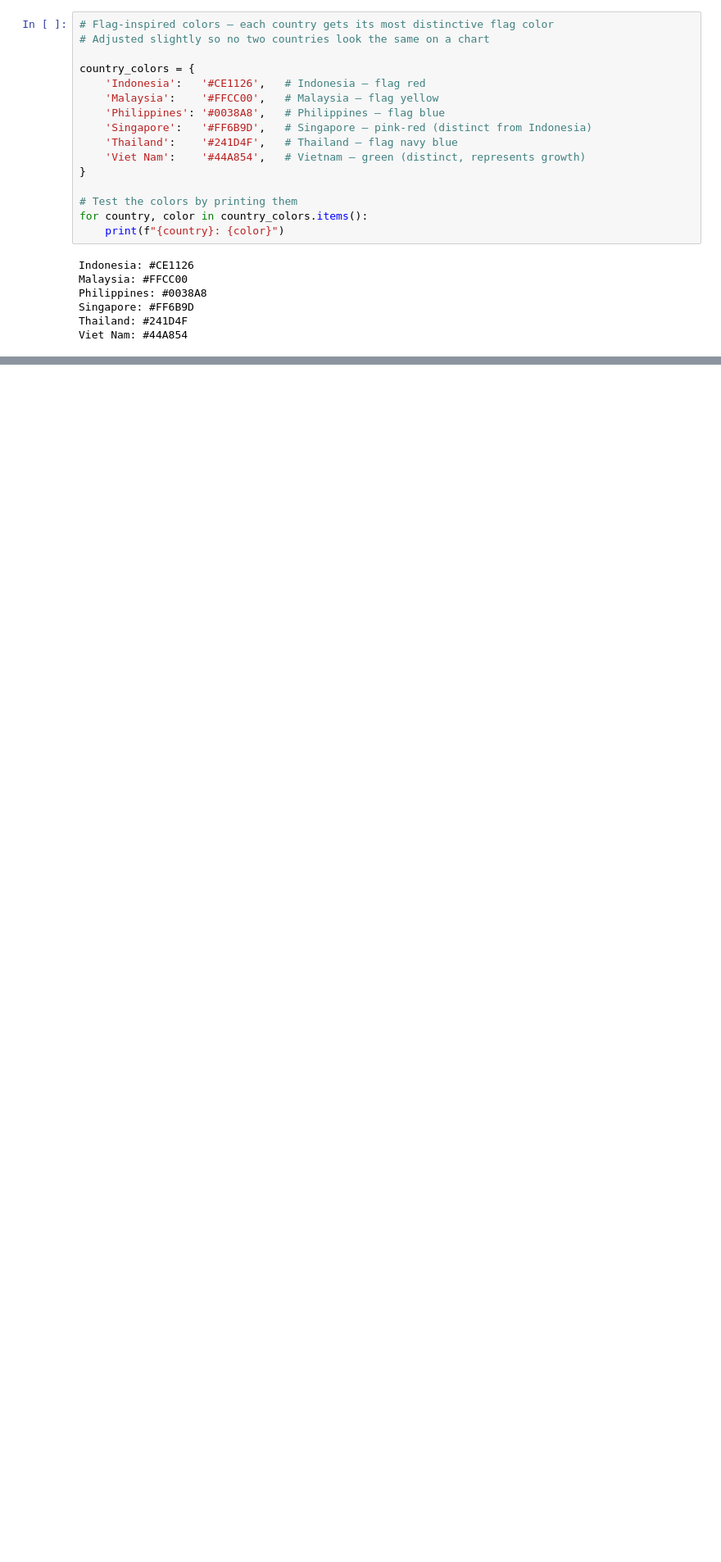
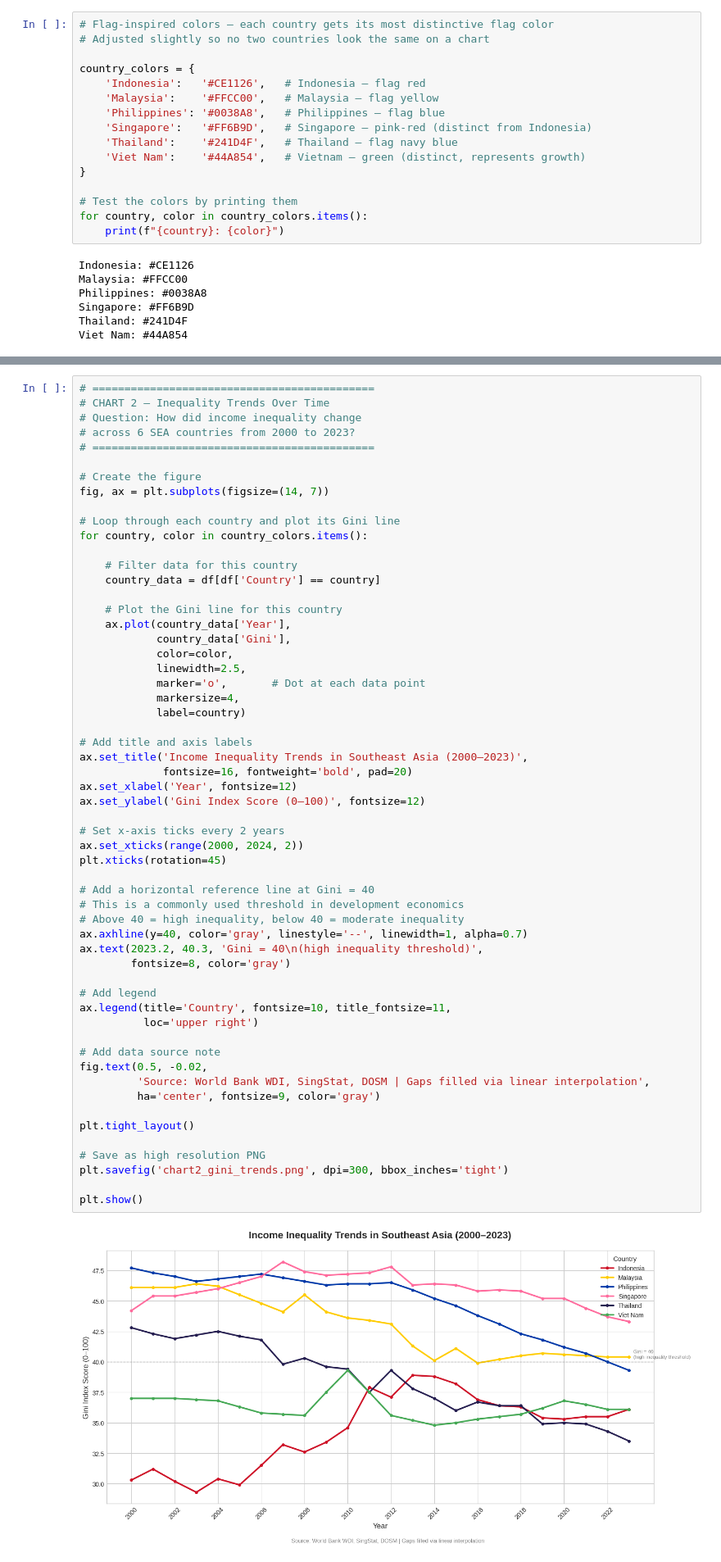
Before and after one commit to ansuman1981/SEA-Inequality-Research, a Jupyter notebook: SEA_Analysis.ipynb, the cells around one changed output, grey strips where cells are left out. Shown at 82% size. Saved outputs shown, nothing was run; the diff lists cells and outputs as text; blank space fills up the shorter version.

Commit message:
gini overtime from 2000 to 2023

```diff
--- a/SEA_Analysis.ipynb
+++ b/SEA_Analysis.ipynb
@@ -80,0 +141,59 @@ Viet Nam: #44A854
+# %%
+# ============================================
+# CHART 2 — Inequality Trends Over Time
+# Question: How did income inequality change
+# across 6 SEA countries from 2000 to 2023?
+# ============================================
+
+# Create the figure
+fig, ax = plt.subplots(figsize=(14, 7))
+
+# Loop through each country and plot its Gini line
+for country, color in country_colors.items():
+
+    # Filter data for this country
+    country_data = df[df['Country'] == country]
+
+    # Plot the Gini line for this country
+    ax.plot(country_data['Year'],
+            country_data['Gini'],
+            color=color,
+            linewidth=2.5,
+            marker='o',       # Dot at each data point
+            markersize=4,
+            label=country)
+
+# Add title and axis labels
+ax.set_title('Income Inequality Trends in Southeast Asia (2000–2023)',
+             fontsize=16, fontweight='bold', pad=20)
+ax.set_xlabel('Year', fontsize=12)
+ax.set_ylabel('Gini Index Score (0–100)', fontsize=12)
+
+# Set x-axis ticks every 2 years
+ax.set_xticks(range(2000, 2024, 2))
+plt.xticks(rotation=45)
+
+# Add a horizontal reference line at Gini = 40
+# This is a commonly used threshold in development economics
+# Above 40 = high inequality, below 40 = moderate inequality
+ax.axhline(y=40, color='gray', linestyle='--', linewidth=1, alpha=0.7)
+ax.text(2023.2, 40.3, 'Gini = 40\n(high inequality threshold)',
+        fontsize=8, color='gray')
+
+# Add legend
+ax.legend(title='Country', fontsize=10, title_fontsize=11,
+          loc='upper right')
+
+# Add data source note
+fig.text(0.5, -0.02,
+         'Source: World Bank WDI, SingStat, DOSM | Gaps filled via linear interpolation',
+         ha='center', fontsize=9, color='gray')
+
+plt.tight_layout()
+
+# Save as high resolution PNG
+plt.savefig('chart2_gini_trends.png', dpi=300, bbox_inches='tight')
+
+plt.show()
+# %% [output]
+[figure, added]
```
Also changed, not shown: parts of 2 cells of this notebook.
